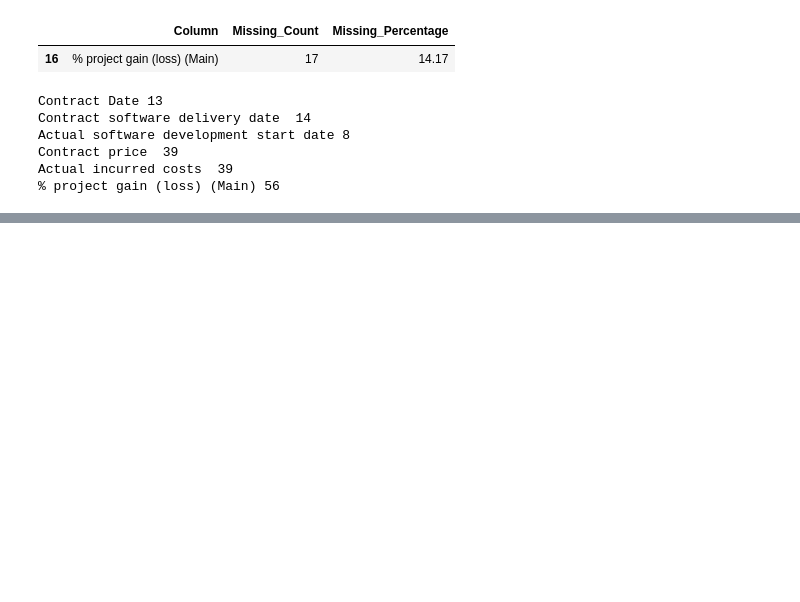
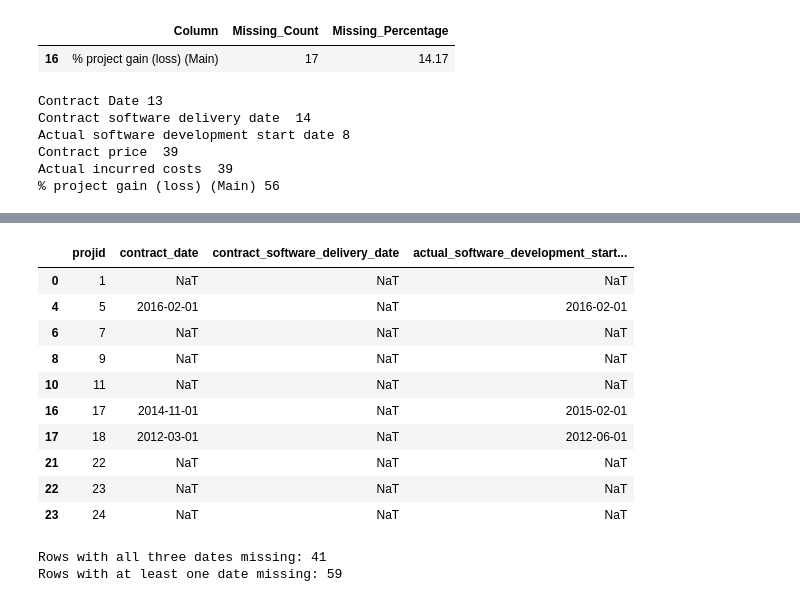
Before and after one commit to Tanishq747Shivasharan/Variance, a Jupyter notebook: data_preprocessing.ipynb, the cells around one changed output, grey strips where cells are left out. Drawn from its saved outputs; the diff is of its cells as text; code cells hidden in the pictures; blank space fills up the shorter version.

```diff
--- a/data_preprocessing.ipynb
+++ b/data_preprocessing.ipynb
@@ -123,0 +630,32 @@ Actual incurred costs  39
+# %%
+# Display rows where any date column is missing
+display(
+    df.loc[
+        df[date_columns].isnull().any(axis=1),
+        ["projid"] + date_columns
+    ].head(10)
+)
+# %% [output]
+|  | projid | contract_date | contract_software_delivery_date | actual_software_development_start... |
+| 0 | 1 | NaT | NaT | NaT |
+| 4 | 5 | 2016-02-01 | NaT | 2016-02-01 |
+| 6 | 7 | NaT | NaT | NaT |
+| 8 | 9 | NaT | NaT | NaT |
+| 10 | 11 | NaT | NaT | NaT |
+| 16 | 17 | 2014-11-01 | NaT | 2015-02-01 |
+| 17 | 18 | 2012-03-01 | NaT | 2012-06-01 |
+| 21 | 22 | NaT | NaT | NaT |
+| 22 | 23 | NaT | NaT | NaT |
+| 23 | 24 | NaT | NaT | NaT |
+# %%
+# Count rows where all three dates are missing
+all_dates_missing = df[date_columns].isnull().all(axis=1).sum()
+
+# Count rows where at least one date is missing
+any_date_missing = df[date_columns].isnull().any(axis=1).sum()
+
+print("Rows with all three dates missing:", all_dates_missing)
+print("Rows with at least one date missing:", any_date_missing)
+# %% [output]
+Rows with all three dates missing: 41
+Rows with at least one date missing: 59
```
Also changed, not shown: parts of 32 cells of this notebook.
